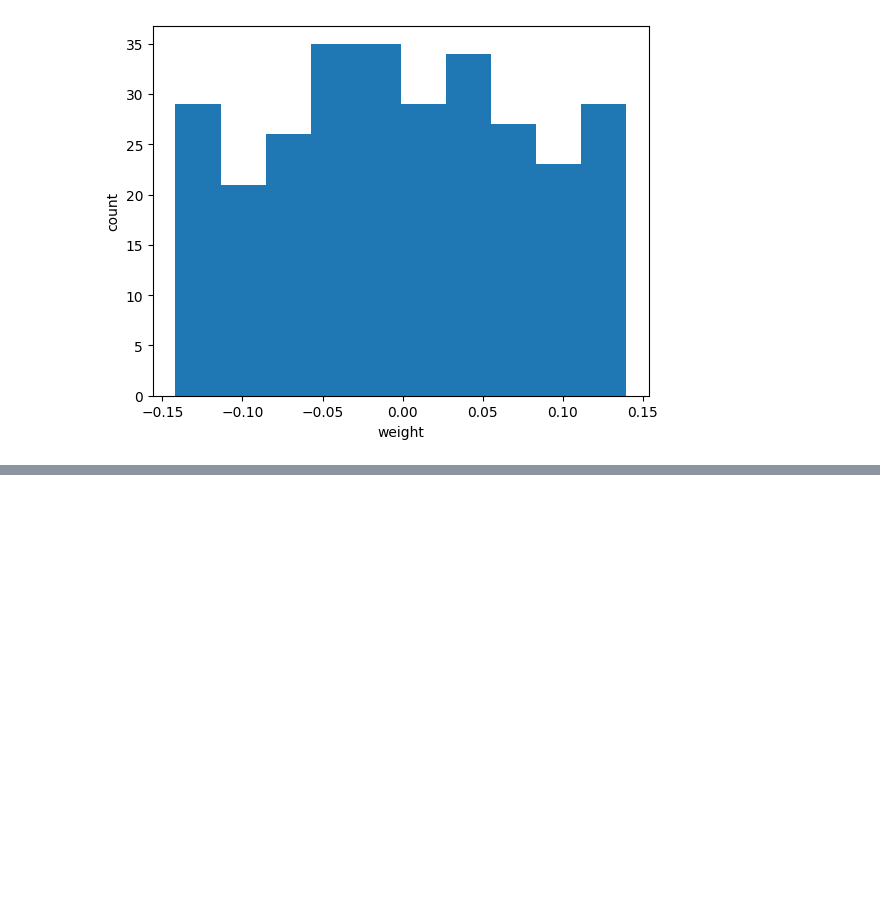
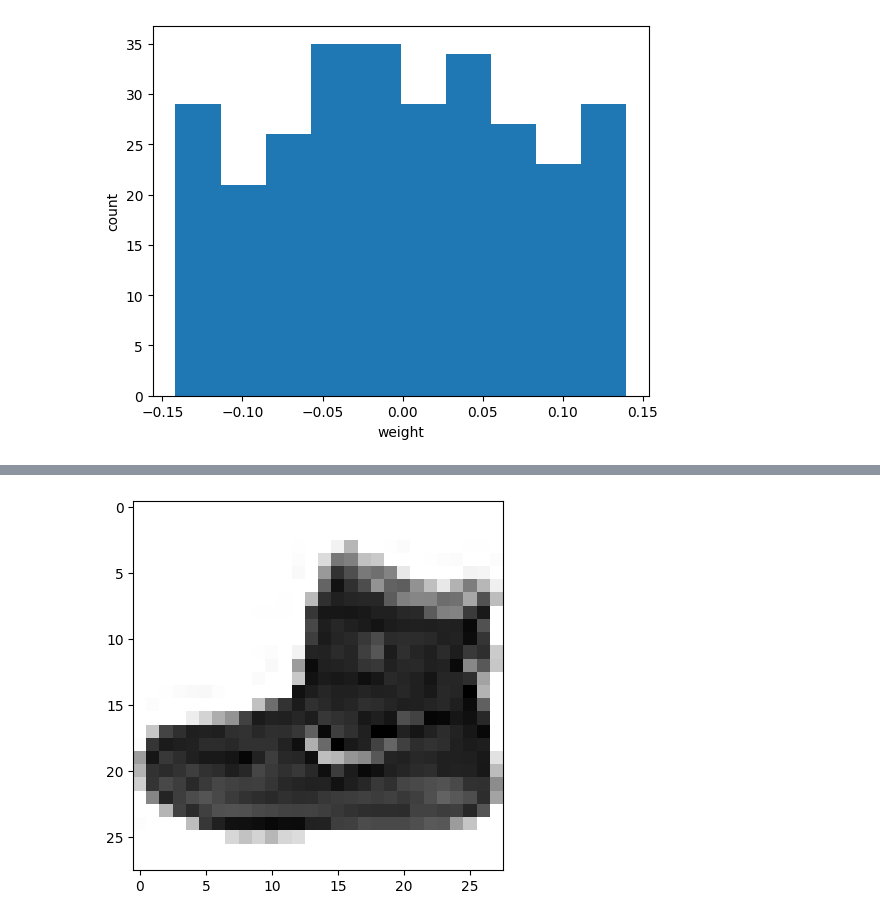
Before and after one commit to yonggyo1125/ai_class_source, a Jupyter notebook: 09 핀테크 머신러닝과 딥러닝 이해/source/day12/ex01.ipynb, the cells around one changed output, grey strips where cells are left out. Cells and saved outputs as stored; diff of their text form; code cells hidden in the pictures; blank space fills up the shorter version.

```diff
--- a/09 핀테크 머신러닝과 딥러닝 이해/source/day12/ex01.ipynb
+++ b/09 핀테크 머신러닝과 딥러닝 이해/source/day12/ex01.ipynb
@@ -69,0 +93,9 @@ plt.show()
+# %%
+# 패션 MNIST 데이터
+(train_input, train_target), (test_input, test_target) =\
+      keras.datasets.fashion_mnist.load_data()
+# %%
+plt.imshow(train_input[0], cmap='gray_r')
+plt.show()
+# %% [output]
+[figure, added]
```
Also changed, not shown: parts of 7 cells of this notebook.
